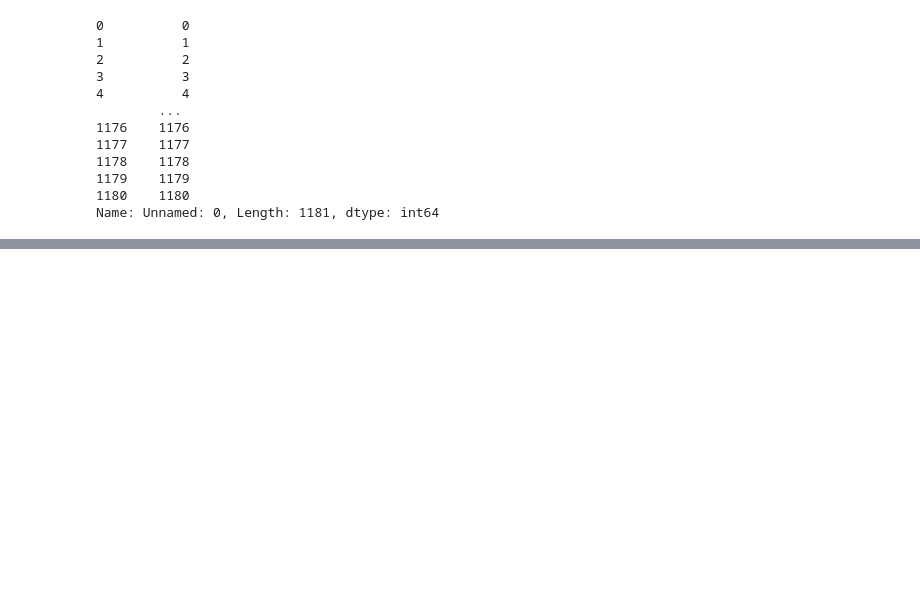
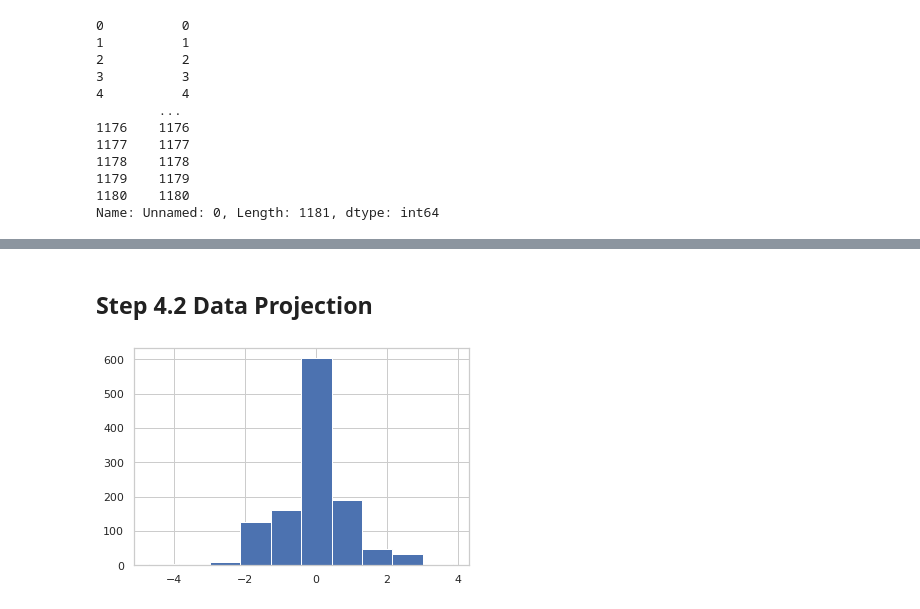
Before and after one commit to tanguolin/Iteration4, a Jupyter notebook: wtam186_Iteration4.ipynb, the cells around one changed output, grey strips where cells are left out. Saved outputs shown, nothing was run; the diff lists cells and outputs as text; code cells hidden in the pictures; blank space fills up the shorter version.

```diff
--- a/wtam186_Iteration4.ipynb
+++ b/wtam186_Iteration4.ipynb
@@ -1368,3 +1412,20 @@ Age Group_Middle-Aged Adults: 0.002318
 Age Group_Pre-Teens: 4.794018
 Age Group_Young Adults: 3.939874
 [figure]
+# %%
+# New data frame 'Fixedfinal_df' to hold our initial feature selection
+# Used in Section 6 and subsequent models
+Fixedfinal_df = finalpd_df.drop(
+    ["Time Spent On Self Study",
+     "Time Spent On Fitness",
+     "Time Spent On Sleep",
+     "Time Spent On TV",
+     "Number Of Meals Per Day",
+     "Gender",
+     "Change In Weight",
+     "Time Utilized",
+     "Connection Status",
+    ], axis=1)
+Fixedfinal_df['Rating Of Online Class Experience'].replace(np.nan, 'NA', inplace=True)
+Fixedfinal_df['Medium For Online Class'].replace(np.nan, 'NA', inplace=True)
+Fixedfinal_df.info()
@@ -1370,0 +1451,15 @@ Age Group_Young Adults: 3.939874
+# %% [markdown]
+## Step 4.2 Data Projection
+# %%
+from sklearn.preprocessing import PowerTransformer
+# Statistical transformations: Transformation on Age Of Subject
+# Instantiate PowerTransformer
+pow_trans = PowerTransformer()
+# Train the transform on the data - demonstration purpose only
+pow_trans.fit(Fixedfinal_df[['Age Of Subject']])
+# Apply the power transform to the data
+Fixedfinal_df['Age Of Subject'] = pow_trans.transform(Fixedfinal_df[['Age Of Subject']])
+pyplot.hist(Fixedfinal_df['Age Of Subject'])
+pyplot.show()
+# %% [output]
+[figure, added]
```
Also changed, not shown: parts of 10 cells of this notebook.
